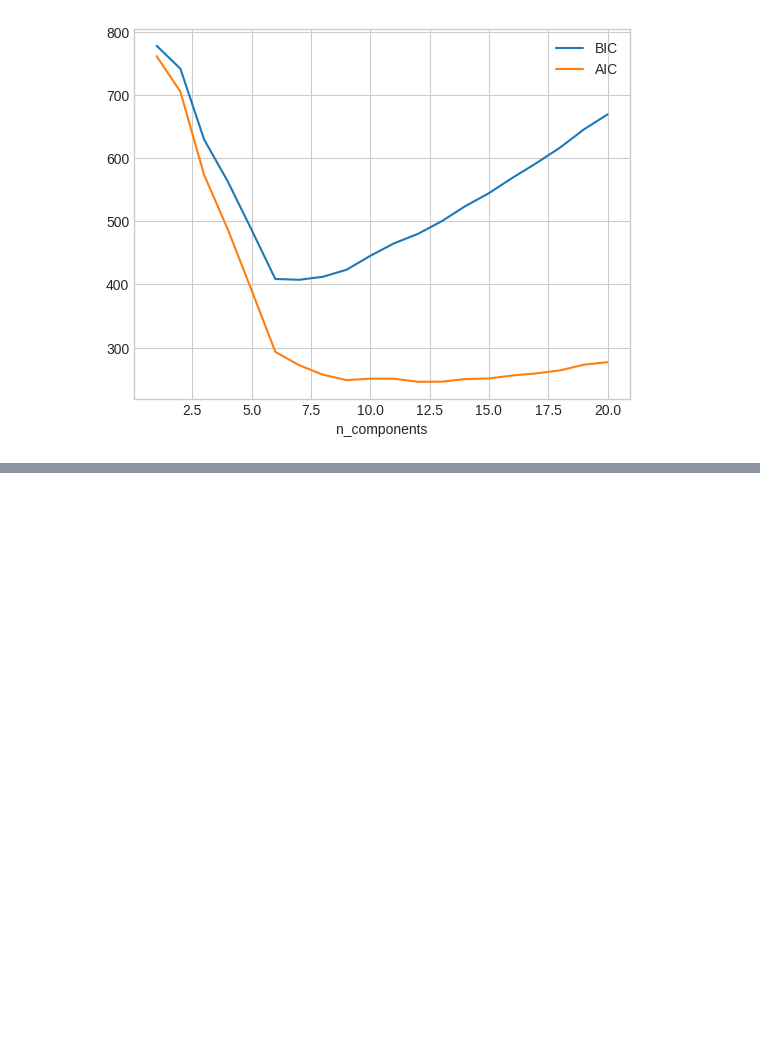
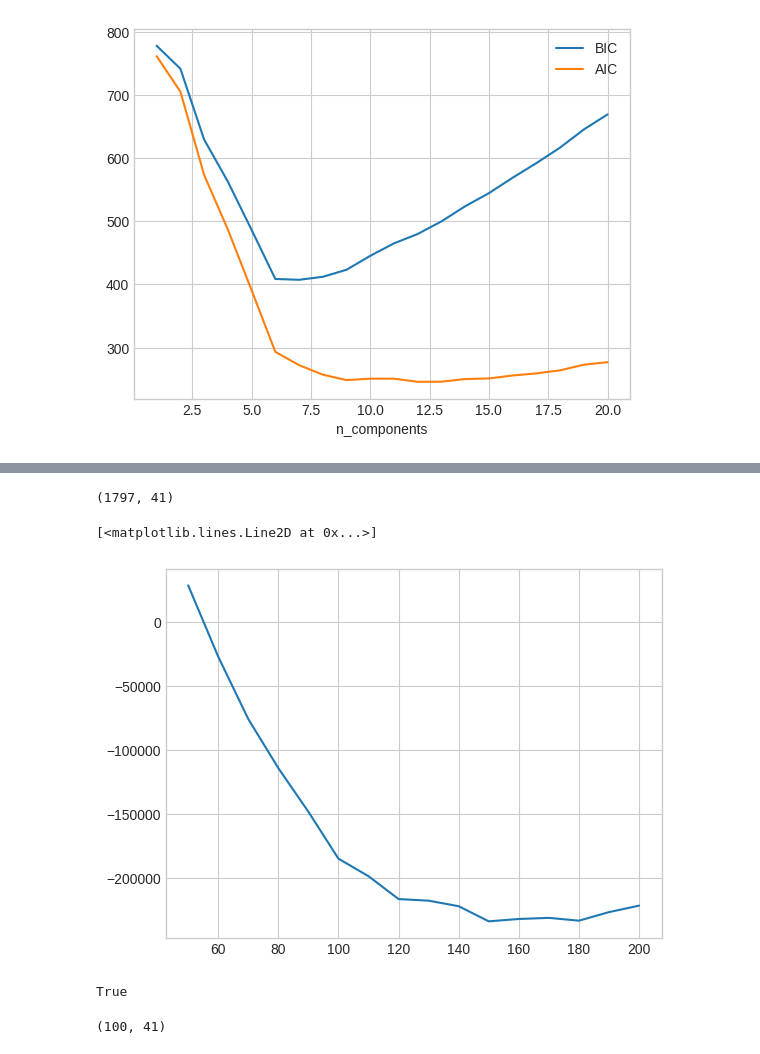
Before and after one commit to hyakuroume/datascience_handbook, a Jupyter notebook: Gaussian_Mixture_Models.ipynb, the cells around one changed output, grey strips where cells are left out. Drawn from its saved outputs; the diff is of its cells as text; code cells hidden in the pictures; blank space fills up the shorter version.

```diff
--- a/Gaussian_Mixture_Models.ipynb
+++ b/Gaussian_Mixture_Models.ipynb
@@ -164,0 +187,30 @@ Text(0.5, 0, 'n_components')
+# %%
+# PCAで次元削減
+from sklearn.decomposition import PCA
+pca = PCA(0.99, whiten=True)
+data = pca.fit_transform(digits.data)
+data.shape
+# %% [output]
+(1797, 41)
+# %%
+# AICを用いて成分数を評価
+n_components = np.arange(50, 210, 10)
+models = [GaussianMixture(n, covariance_type="full", random_state=0) for n in n_components]
+aics = [model.fit(data).aic(data) for model in models]
+plt.plot(n_components, aics)
+# %% [output]
+[<matplotlib.lines.Line2D at 0x...>]
+[figure, added]
+# %%
+# モデルの作成
+gmm = GaussianMixture(150, covariance_type="full", random_state=0)
+gmm.fit(data)
+print(gmm.converged_)
+# %% [output]
+True
+# %%
+# # 新しい数字の作成
+data_new, label_new = gmm.sample(100)
+data_new.shape
+# %% [output]
+(100, 41)
```
Also changed, not shown: parts of 4 cells of this notebook.
